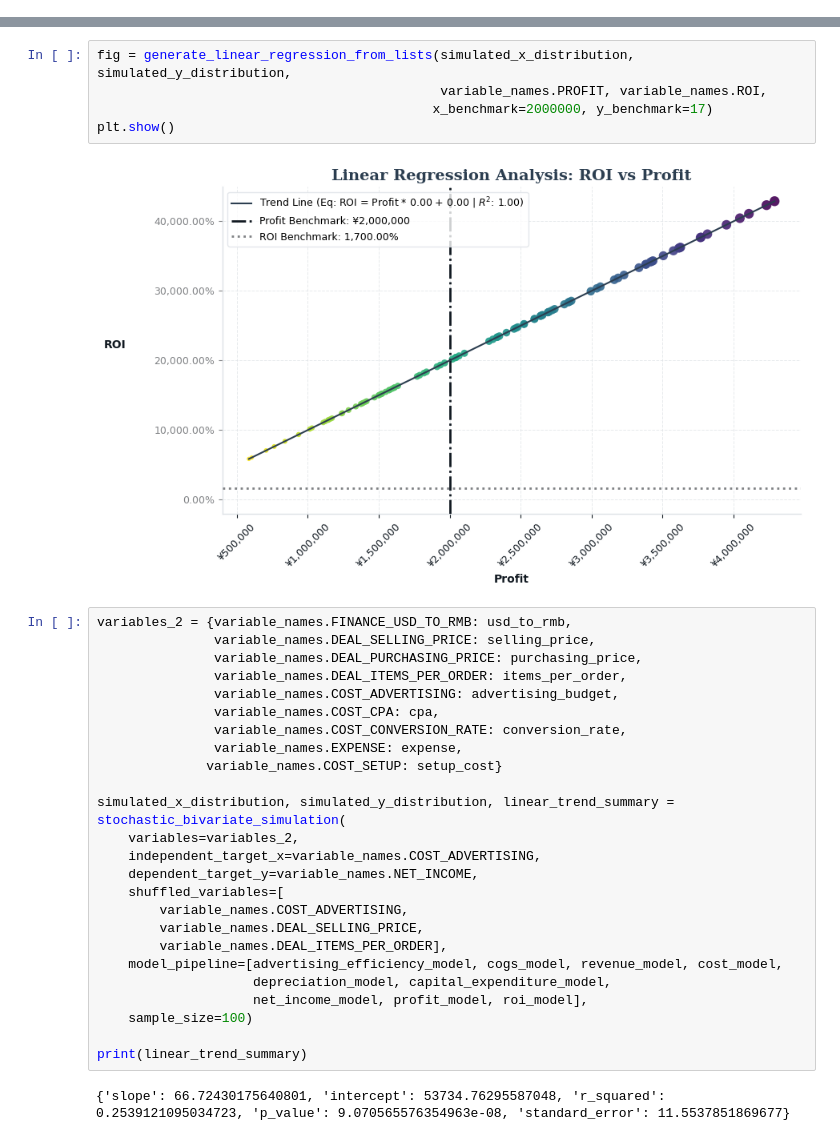
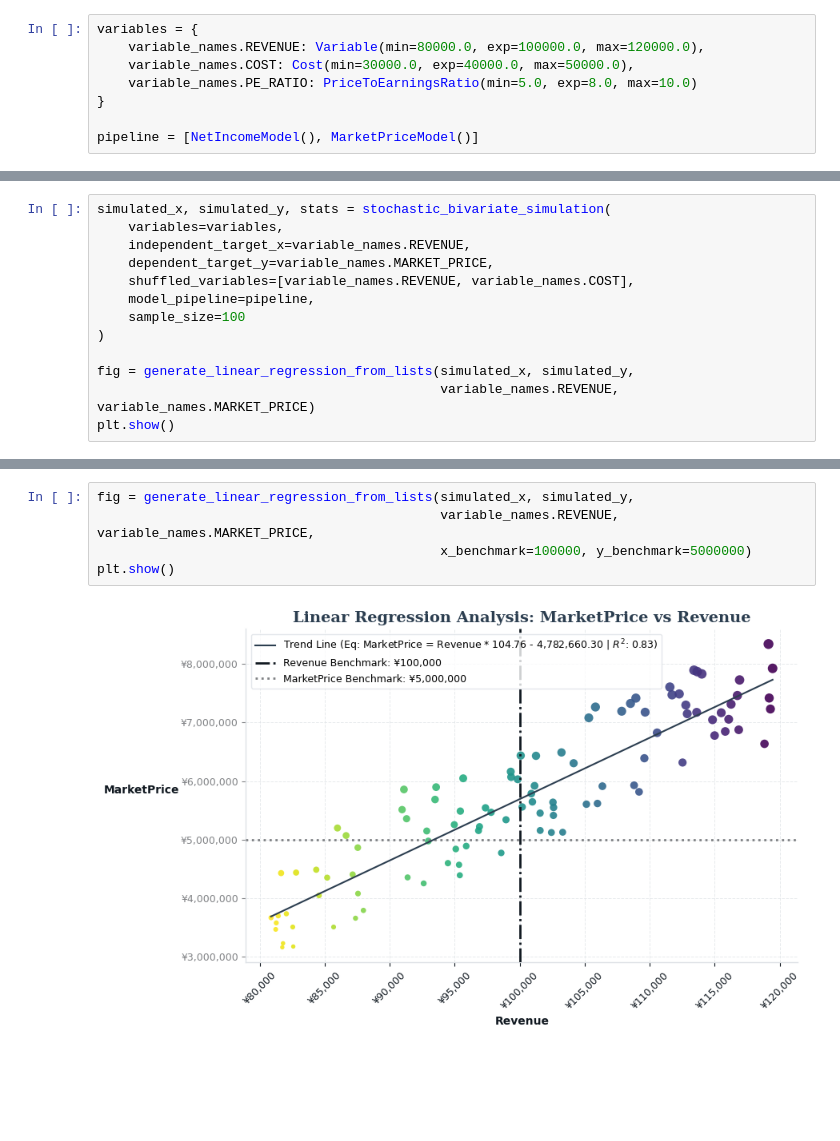
Before and after one commit to hanyuwcn/LedgerScope, a Jupyter notebook: samples/sample-linear-regression.ipynb, the cells around one changed output, grey strips where cells are left out. Saved outputs shown, nothing was run; the diff lists cells and outputs as text; blank space fills up the shorter version.

```diff
--- a/samples/sample-linear-regression.ipynb
+++ b/samples/sample-linear-regression.ipynb
@@ -98,0 +13,8 @@ print(simulated_x_distribution)
+# %%
+variables = {
+    variable_names.REVENUE: Variable(min=80000.0, exp=100000.0, max=120000.0),
+    variable_names.COST: Cost(min=30000.0, exp=40000.0, max=50000.0),
+    variable_names.PE_RATIO: PriceToEarningsRatio(min=5.0, exp=8.0, max=10.0)
+}
+
+pipeline = [NetIncomeModel(), MarketPriceModel()]
@@ -98,0 +40,13 @@ print(simulated_x_distribution)
+# %%
+simulated_x, simulated_y, stats = stochastic_bivariate_simulation(
+    variables=variables,
+    independent_target_x=variable_names.REVENUE,
+    dependent_target_y=variable_names.MARKET_PRICE,
+    shuffled_variables=[variable_names.REVENUE, variable_names.COST],
+    model_pipeline=pipeline,
+    sample_size=100
+)
+
+fig = generate_linear_regression_from_lists(simulated_x, simulated_y,
+                                            variable_names.REVENUE, variable_names.MARKET_PRICE)
+plt.show()
@@ -99,34 +55,7 @@ print(simulated_x_distribution)
 # %%
-fig = generate_linear_regression_from_lists(simulated_x_distribution, simulated_y_distribution,
-                                            variable_names.PROFIT, variable_names.ROI,
-                                           x_benchmark=2000000, y_benchmark=17)
+fig = generate_linear_regression_from_lists(simulated_x, simulated_y,
+                                            variable_names.REVENUE, variable_names.MARKET_PRICE,
+                                            x_benchmark=100000, y_benchmark=5000000)
 plt.show()
 # %% [output]
-[figure, old version]
+[figure, new version]
-# %%
-variables_2 = {variable_names.FINANCE_USD_TO_RMB: usd_to_rmb,
-               variable_names.DEAL_SELLING_PRICE: selling_price,
-               variable_names.DEAL_PURCHASING_PRICE: purchasing_price,
-               variable_names.DEAL_ITEMS_PER_ORDER: items_per_order,
-               variable_names.COST_ADVERTISING: advertising_budget,
-               variable_names.COST_CPA: cpa,
-               variable_names.COST_CONVERSION_RATE: conversion_rate,
-               variable_names.EXPENSE: expense,
-              variable_names.COST_SETUP: setup_cost}
-
-simulated_x_distribution, simulated_y_distribution, linear_trend_summary = stochastic_bivariate_simulation(
-    variables=variables_2,
-    independent_target_x=variable_names.COST_ADVERTISING,
-    dependent_target_y=variable_names.NET_INCOME,
-    shuffled_variables=[
-        variable_names.COST_ADVERTISING,
-        variable_names.DEAL_SELLING_PRICE,
-        variable_names.DEAL_ITEMS_PER_ORDER],
-    model_pipeline=[advertising_efficiency_model, cogs_model, revenue_model, cost_model,
-                    depreciation_model, capital_expenditure_model,
-                    net_income_model, profit_model, roi_model],
-    sample_size=100)
-
-print(linear_trend_summary)
-# %% [output]
-{'slope': 66.72430175640801, 'intercept': 53734.76295587048, 'r_squared': 0.2539121095034723, 'p_value': 9.070565576354963e-08, 'standard_error': 11.5537851869677}
```
Also changed, not shown: parts of 16 cells of this notebook, 6 other files.
